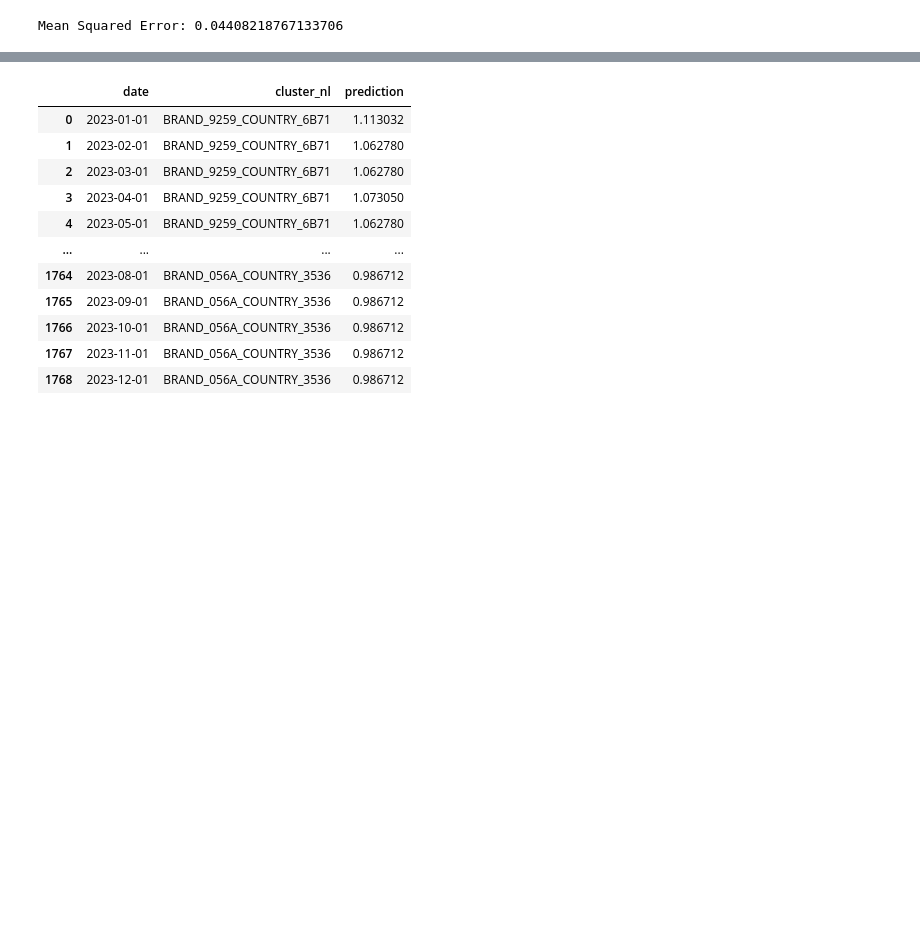
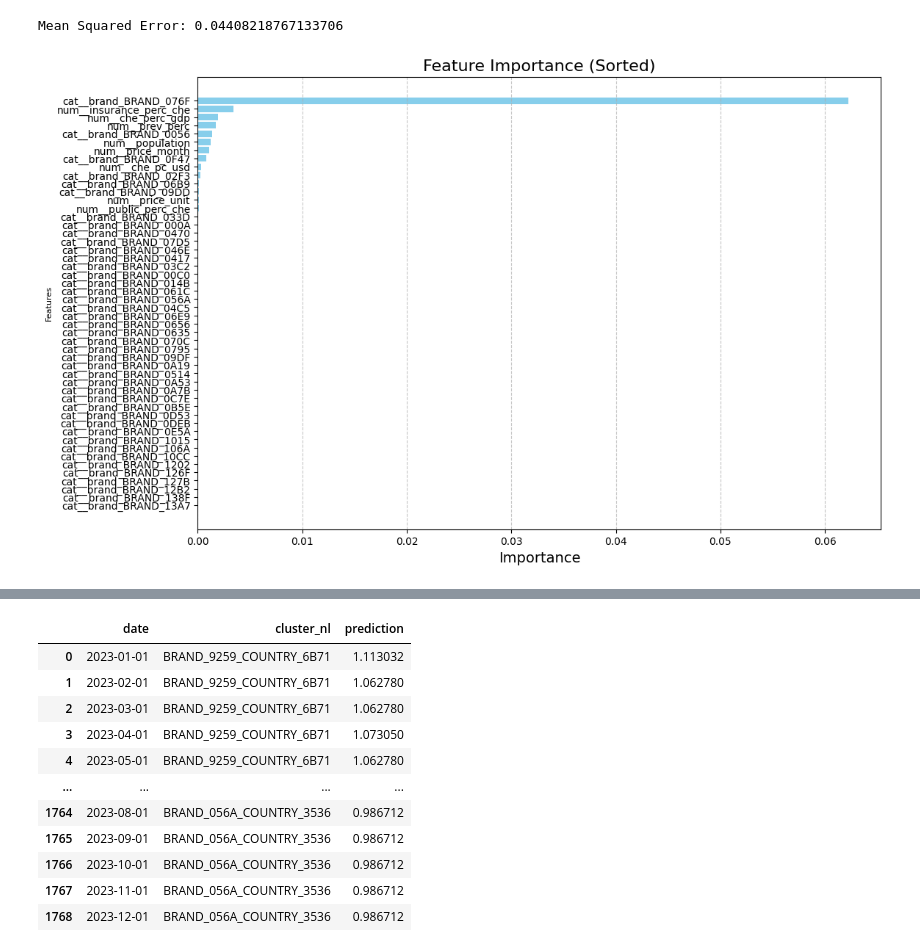
Before and after one commit to Bincowsky/Bonkis-Jake, a Jupyter notebook: notebooks/first_approach.ipynb, the cells around one changed output, grey strips where cells are left out. Saved outputs shown, nothing was run; the diff lists cells and outputs as text; code cells hidden in the pictures; blank space fills up the shorter version.

```diff
--- a/notebooks/first_approach.ipynb
+++ b/notebooks/first_approach.ipynb
@@ -89,3 +89,41 @@ mse = mean_squared_error(y_test, y_pred)
 print(f"Mean Squared Error: {mse}")
 # %% [output]
 Mean Squared Error: 0.04408218767133706
+# %%
+import matplotlib.pyplot as plt
+from xgboost import plot_importance
+
+
+# Extract the XGBRegressor from the pipeline
+xgb_regressor = best_model.named_steps["regressor"]
+
+# Handle feature names based on the preprocessor
+preprocessor = best_model.named_steps["preprocessor"]
+
+# Get transformed feature names
+if hasattr(preprocessor, "get_feature_names_out"):
+    feature_names = preprocessor.get_feature_names_out()
+else:
+    # If the preprocessor does not support this, use generic feature indices
+    feature_names = [f"Feature_{i}" for i in range(xgb_regressor.feature_importances_.shape[0])]
+
+# Get feature importances
+importance = xgb_regressor.feature_importances_
+
+# Create a DataFrame for sorting and visualization
+importance_df = pd.DataFrame({
+    "Feature": feature_names[:50],
+    "Importance": importance[:50]
+}).sort_values(by="Importance", ascending=False)
+
+# Enhanced bar plot
+plt.figure(figsize=(12, 8))
+plt.barh(importance_df["Feature"], importance_df["Importance"], color="skyblue")
+plt.xlabel("Importance", fontsize=14)
+plt.ylabel("Features", fontsize=8)
+plt.title("Feature Importance (Sorted)", fontsize=16)
+plt.gca().invert_yaxis()  # Invert y-axis for highest importance at the top
+plt.grid(axis="x", linestyle="--", alpha=0.7)
+plt.show()
+# %% [output]
+[figure, added]
```
Also changed, not shown: parts of 3 cells of this notebook.
